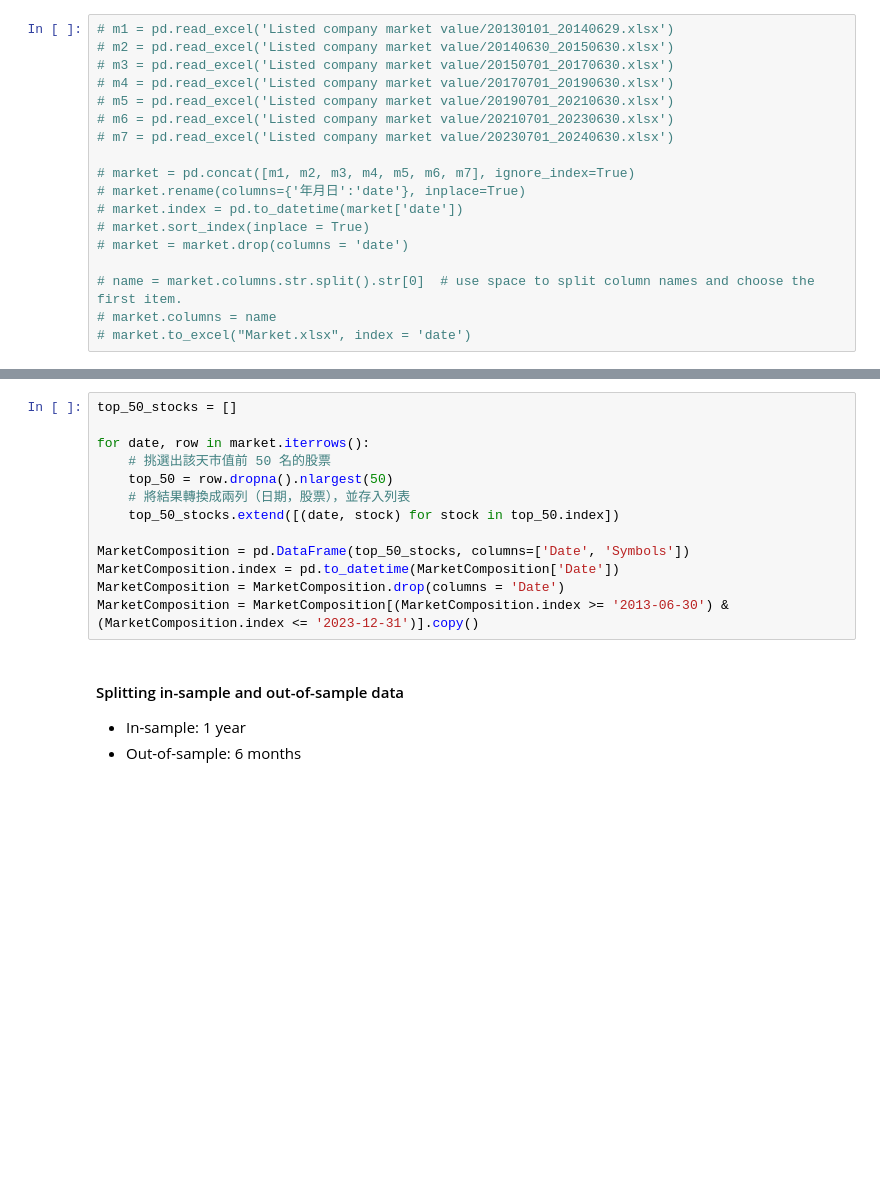
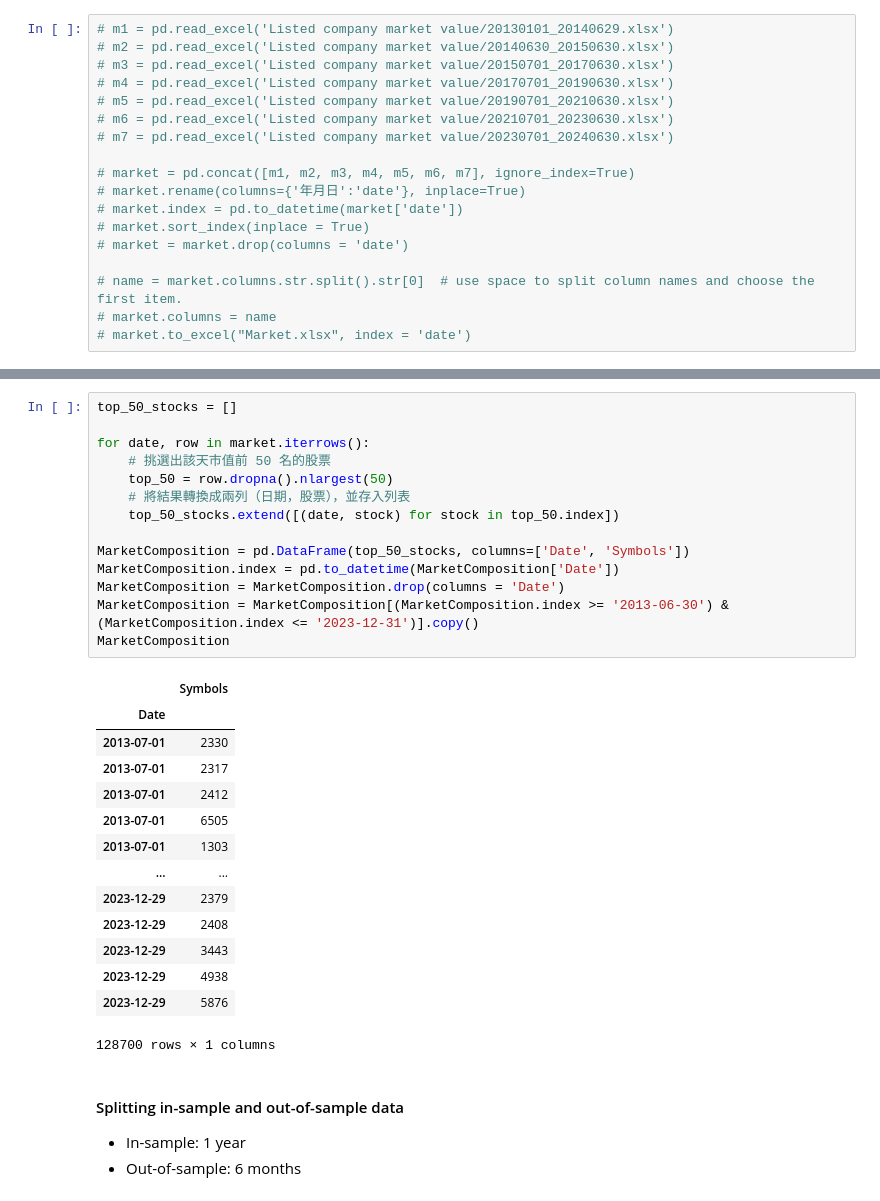
Before and after one commit to Maurice-1008/Pair_code, a Jupyter notebook: main.ipynb, the cells around one changed output, grey strips where cells are left out. Saved outputs shown, nothing was run; the diff lists cells and outputs as text; blank space fills up the shorter version.

```diff
--- a/main.ipynb
+++ b/main.ipynb
@@ -78,16 +76,32 @@ market.tail(5)
 # %%
 top_50_stocks = []
 
 for date, row in market.iterrows():
     # 挑選出該天市值前 50 名的股票
     top_50 = row.dropna().nlargest(50)
     # 將結果轉換成兩列（日期，股票），並存入列表
     top_50_stocks.extend([(date, stock) for stock in top_50.index])
 
 MarketComposition = pd.DataFrame(top_50_stocks, columns=['Date', 'Symbols'])
 MarketComposition.index = pd.to_datetime(MarketComposition['Date'])
 MarketComposition = MarketComposition.drop(columns = 'Date')
 MarketComposition = MarketComposition[(MarketComposition.index >= '2013-06-30') & (MarketComposition.index <= '2023-12-31')].copy()
+MarketComposition
+# %% [output]
+|  | Symbols |
+| Date |  |
+| 2013-07-01 | 2330 |
+| 2013-07-01 | 2317 |
+| 2013-07-01 | 2412 |
+| 2013-07-01 | 6505 |
+| 2013-07-01 | 1303 |
+| ... | ... |
+| 2023-12-29 | 2379 |
+| 2023-12-29 | 2408 |
+| 2023-12-29 | 3443 |
+| 2023-12-29 | 4938 |
+| 2023-12-29 | 5876 |
+128700 rows × 1 columns
 # %% [markdown]
 #### Splitting in-sample and out-of-sample data
 - In-sample: 1 year
```
Also changed, not shown: parts of 10 cells of this notebook, 2 other files.
